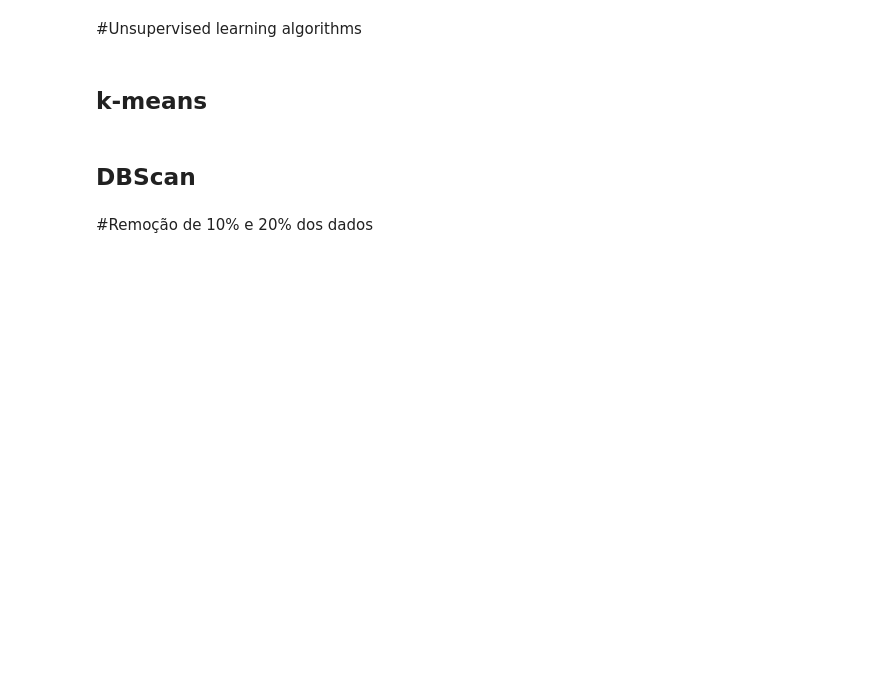
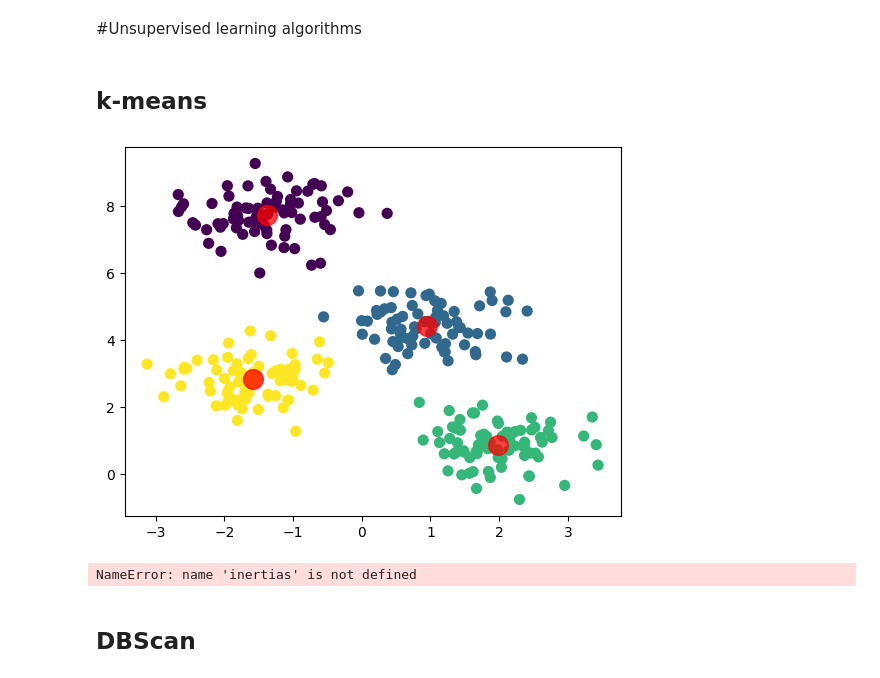
Before and after one commit to tiagof2001/Projeto_IAA, a Jupyter notebook: Projeto_IAA/Projeto_IAA.ipynb, the cells around one changed output. Cells and saved outputs as stored; diff of their text form; code cells hidden in the pictures; blank space fills up the shorter version.

Commit message:
update
Em falta:
Data delete -> Pela agregação
Não supervisionado
Supervisionado

```diff
--- a/Projeto_IAA/Projeto_IAA.ipynb
+++ b/Projeto_IAA/Projeto_IAA.ipynb
@@ -18,7 +437,41 @@ df = pd.read_csv('CVD_cleaned.csv')
 #Unsupervised learning algorithms
 # %% [markdown]
 ## k-means
+# %%
+import numpy as np
+import matplotlib.pyplot as plt
+from sklearn.cluster import KMeans
+from sklearn.datasets import make_blobs
+#Step 2: Generate Synthetic Data
+
+# Generate synthetic data
+X, y = make_blobs(n_samples=300, centers=4, cluster_std=0.60, random_state=0)
+#Step 3: Apply K-Means Clustering
+
+# Apply K-Means clustering
+kmeans = KMeans(n_clusters=4)
+kmeans.fit(X)
+y_kmeans = kmeans.predict(X)
+#Step 4: Visualize the Clusters
+
+# Visualize the clusters
+plt.scatter(X[:, 0], X[:, 1], c=y_kmeans, s=50, cmap='viridis')
+centers = kmeans.cluster_centers_
+plt.scatter(centers[:, 0], centers[:, 1], c='red', s=200, alpha=0.75)
+plt.show()
+
+for i in range(1, 11):
+  kmeans = KMeans(n_clusters=i)
+  kmeans.fit(X)
+  inertias.append(kmeans.inertia_)
+
+plt.plot(range(1, 11), inertias, marker='o')
+plt.title('Elbow Method')
+plt.xlabel('Number of clusters')
+plt.ylabel('Inertia')
+plt.show()
+# %% [output]
+[figure, added]
+NameError: name 'inertias' is not defined
 # %% [markdown]
 ## DBScan
-# %% [markdown]
-#Remoção de 10% e 20% dos dados
```
Also changed, not shown: parts of 43 cells of this notebook.
